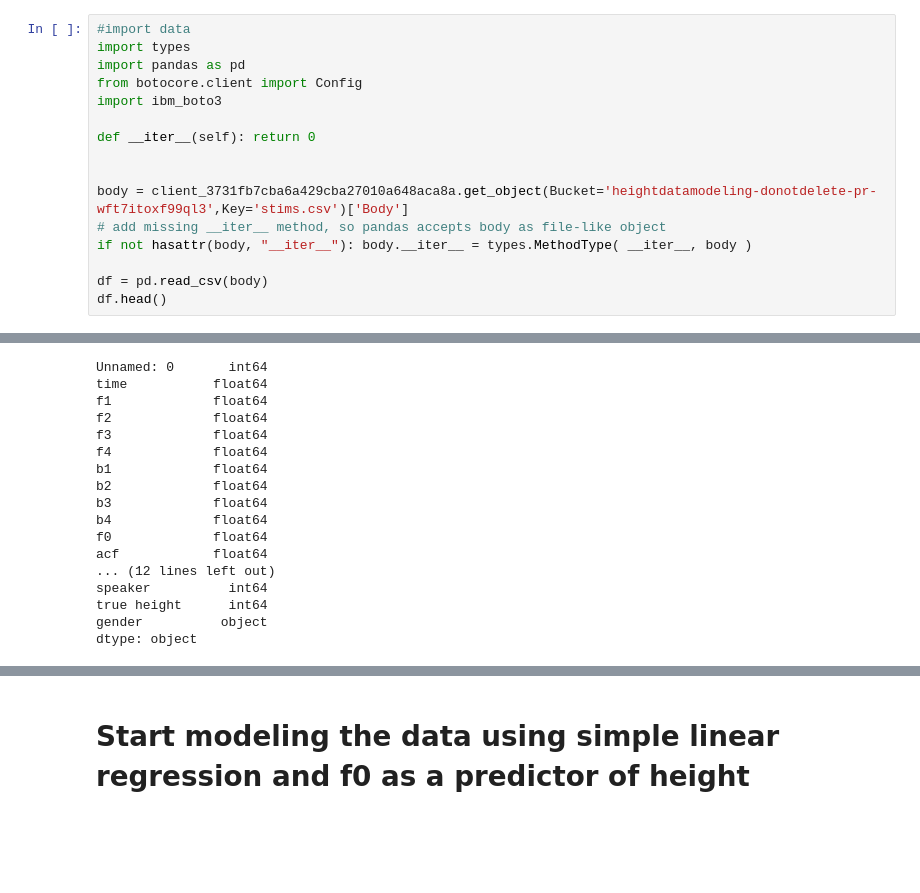
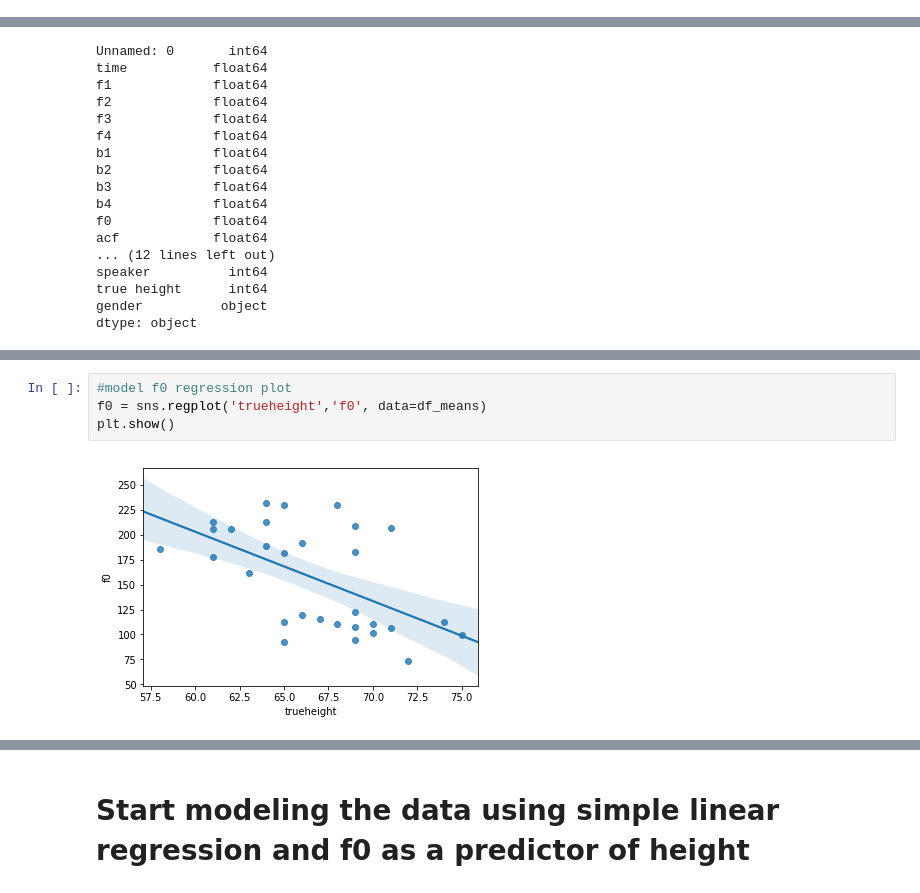
Before and after one commit to kristinpredeck/Predicting-height-from-acoustics, a Jupyter notebook: Height data model.ipynb, the cells around one changed output, grey strips where cells are left out. Saved outputs shown, nothing was run; the diff lists cells and outputs as text; blank space fills up the shorter version.

```diff
--- a/Height data model.ipynb
+++ b/Height data model.ipynb
@@ -12,16 +13,0 @@ from sklearn.metrics import mean_squared_error
-# %%
-#import data
-import types
-import pandas as pd
-from botocore.client import Config
-import ibm_boto3
-
-def __iter__(self): return 0
-
-
-body = client_3731fb7cba6a429cba27010a648aca8a.get_object(Bucket='heightdatamodeling-donotdelete-pr-wft7itoxf99ql3',Key='stims.csv')['Body']
-# add missing __iter__ method, so pandas accepts body as file-like object
-if not hasattr(body, "__iter__"): body.__iter__ = types.MethodType( __iter__, body )
-
-df = pd.read_csv(body)
-df.head()
@@ -114,0 +111,6 @@ df_merged.head()
+# %%
+#model f0 regression plot
+f0 = sns.regplot('trueheight','f0', data=df_means)
+plt.show()
+# %% [output]
+[figure, added]
```
Also changed, not shown: parts of 62 cells of this notebook.
